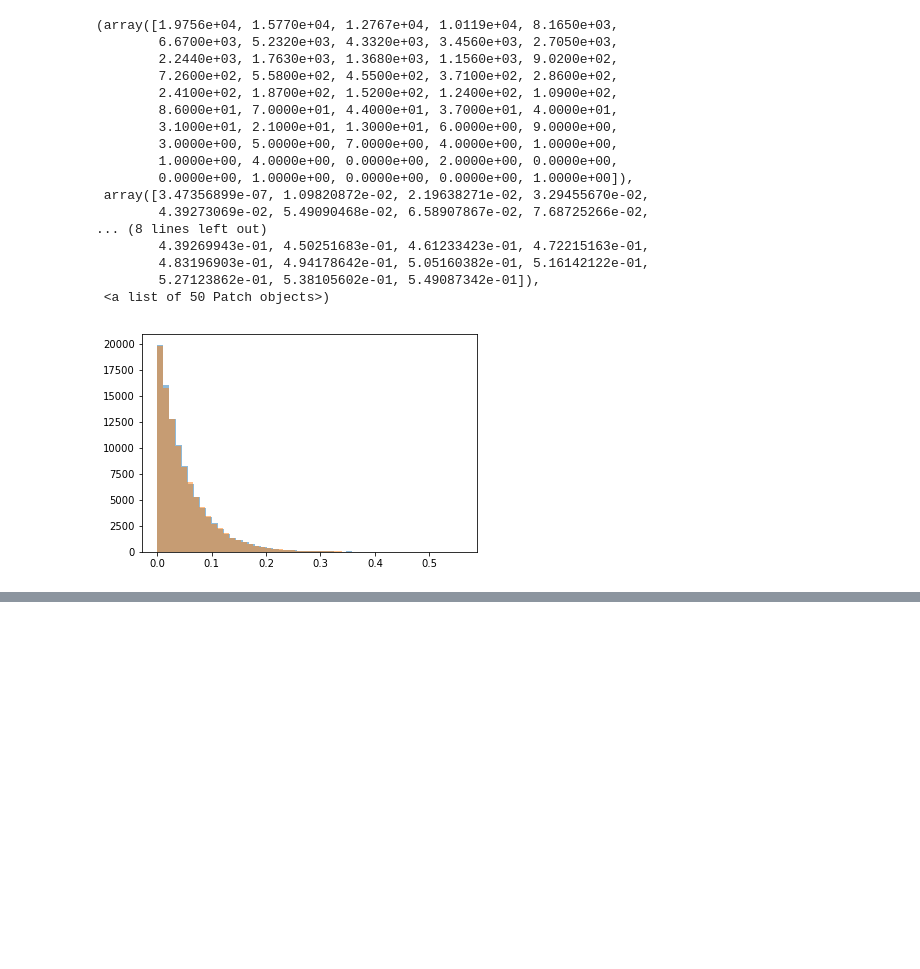
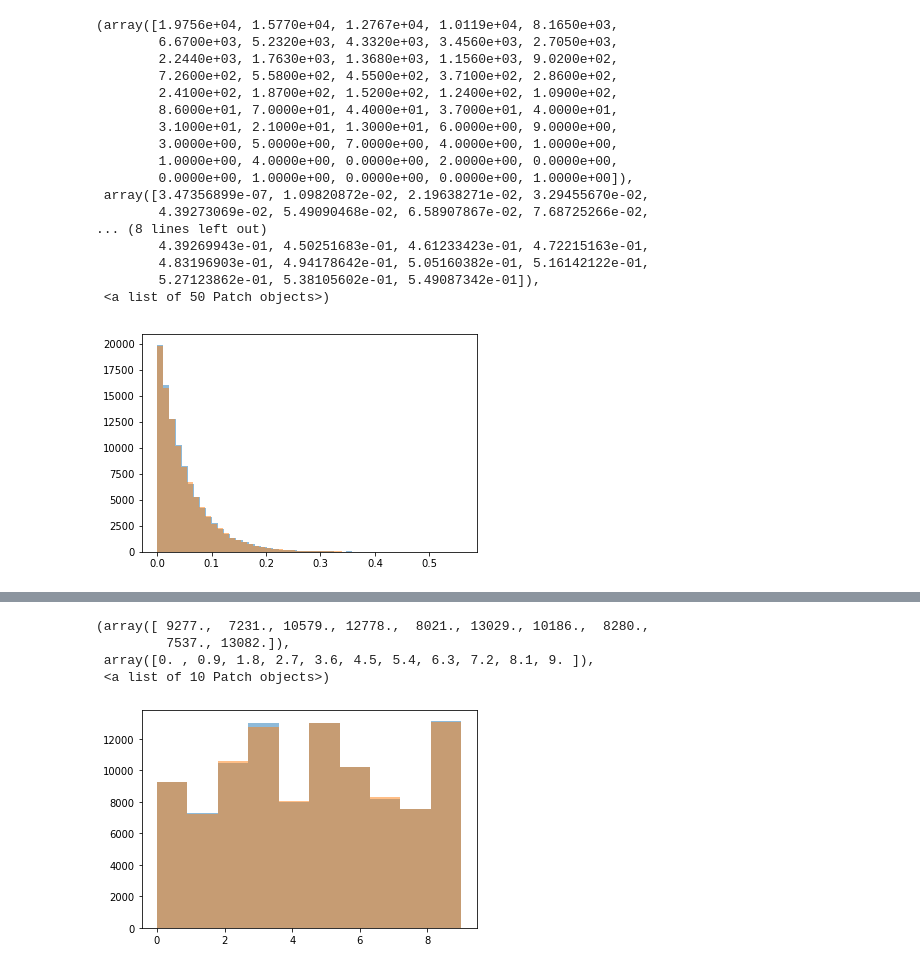
Before and after one commit to isaacovercast/PIED, a Jupyter notebook: jupyter-notebooks/_simulate_dev.ipynb, the cells around one changed output, grey strips where cells are left out. Cells and saved outputs as stored; diff of their text form; code cells hidden in the pictures; blank space fills up the shorter version.

```diff
--- a/jupyter-notebooks/toytree_bd.ipynb
+++ b/jupyter-notebooks/_simulate_dev.ipynb
@@ -281,5 +276,8 @@ Extinctions (per birth) 0 (0.0)
 [interactive output not drawn]
 [interactive output not drawn]
+# %%
+tre = bdtree_ibm(b=0.2, stop="taxa", n=20, t=5, process="abundance", speciation_rate_shifts=False, verbose=True, alpha=0)
+tre.draw()
 # %%
 fig, ax = plt.subplots(figsize=(15, 10))
 for _ in range(10):
@@ -376,7 +374,7 @@ def bd_ibm(b=1, stop="taxa", n=50, t=4, sigma=1, abundance=500000, verbose=False
             return tre
 
 
-tre = bd_ibm(b=.2, stop="taxa", n=10, t=10, sigma=.7, abundance=1, verbose=True)
+tre = bd_ibm(b=.2, stop="taxa", n=20, t=10, sigma=.7, abundance=1, verbose=True)
 
 tips = tre.treenode.get_leaves()
 abunds = [str(x.abundance) for x in tips]
@@ -639,0 +617,38 @@ array([13.71626608, 15.35974618,  5.69904753, 20.48234419,  2.61204014,
+# %%
+nsims = 100000
+# "normal" bd process
+#print(np.random.exponential(1/10 * 0.3, 10))
+# simulated clads
+lambdas = np.random.uniform(0.2, 0.4, 10)
+lambdas = lambdas/np.sum(lambdas)
+
+def expon():
+    val = np.random.exponential(1/lambdas)
+    min_ = np.min(val)
+    idx = np.where(val == min_)[0][0]
+    return idx
+
+mins = []
+for _ in range(nsims):
+    idx = expon()
+    mins.append(idx)
+plt.hist(mins, alpha=0.5)
+
+def cumsum():
+    rand = np.random.uniform()
+    cumsum = np.cumsum(lambdas)/np.sum(lambdas)
+    l = len(np.where(cumsum > rand)[0])
+    idx = len(lambdas)-l
+    return idx
+
+mins = []
+for _ in range(nsims):
+    idx = cumsum()
+    mins.append(idx)
+plt.hist(mins, alpha=0.5)
+# %% [output]
+(array([ 9277.,  7231., 10579., 12778.,  8021., 13029., 10186.,  8280.,
+         7537., 13082.]),
+ array([0. , 0.9, 1.8, 2.7, 3.6, 4.5, 5.4, 6.3, 7.2, 8.1, 9. ]),
+ <a list of 10 Patch objects>)
+[figure, added]
```
Also changed, not shown: parts of 13 cells of this notebook, 1 other file.
